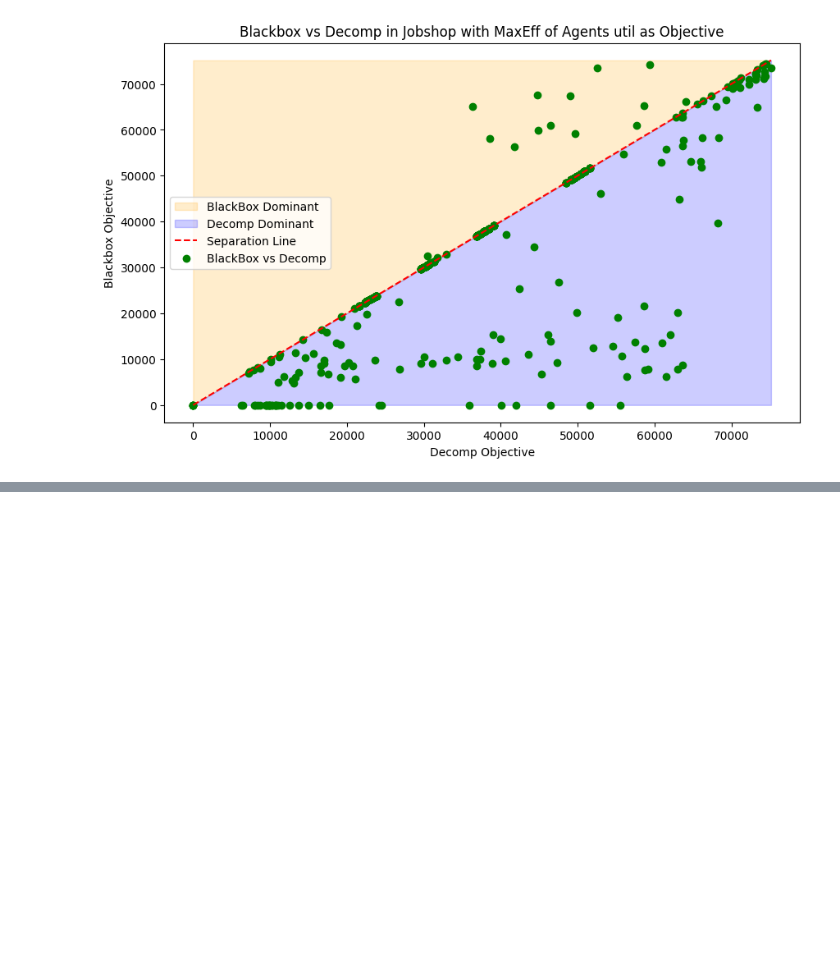
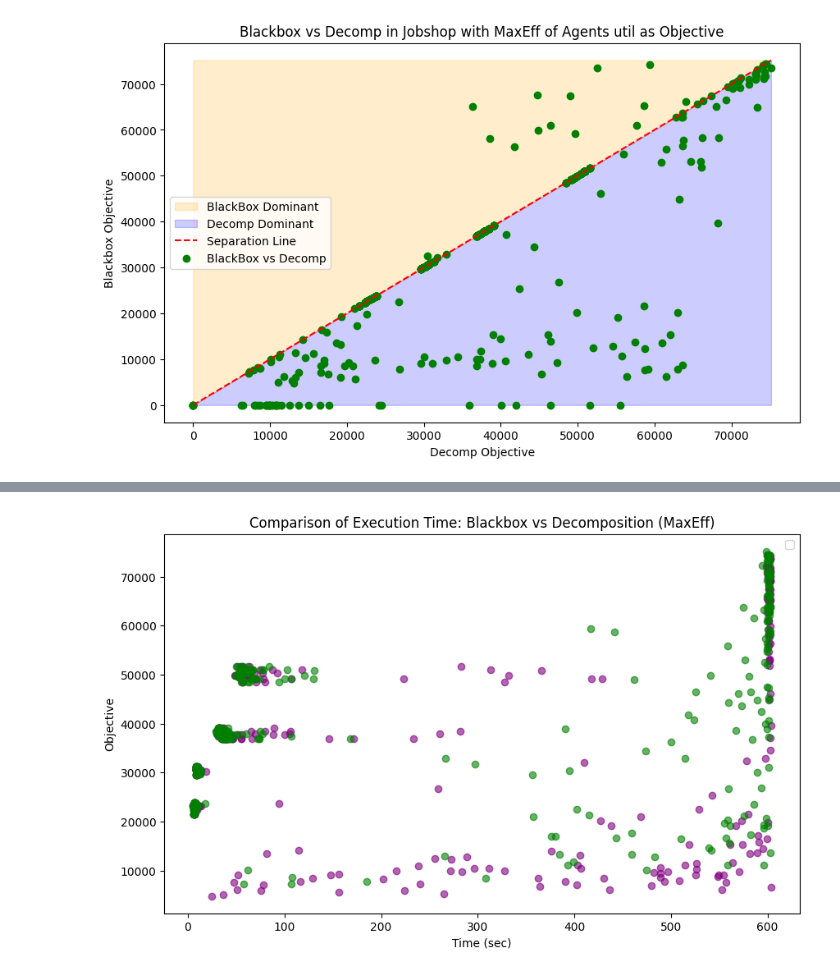
Before and after one commit to kieronqtran/minizinc_blackbox_examples, a Jupyter notebook: gini/analysising_results.ipynb, the cells around one changed output, grey strips where cells are left out. Saved outputs shown, nothing was run; the diff lists cells and outputs as text; code cells hidden in the pictures; blank space fills up the shorter version.

```diff
--- a/gini/analysising_results.ipynb
+++ b/gini/analysising_results.ipynb
@@ -96,0 +173,17 @@ plot_blackbox_vs_decomp_scatter(maxeff['objective_bb'], maxeff['objective_decomp
+# %%
+maxeff_obj = objectives[objectives['case'] == 'maxeff'].copy()
+maxeff_obj['objective'] = -maxeff_obj['objective'].fillna(value=-1).astype(int)
+maxeff_obj = maxeff_obj.groupby(['data_file', 'type']).max().reset_index()
+blackbox_data = maxeff_obj[maxeff_obj['type'] == 'bb'][['data_file', 'time', 'objective']].copy()
+decomp_data = maxeff_obj[maxeff_obj['type'] == 'decomp'][['data_file', 'time', 'objective']].copy()
+maxeff = pd.merge(left=blackbox_data, right=decomp_data, suffixes=('_bb', '_decomp'), on='data_file')
+plt.figure(figsize=(10,6))
+plt.scatter(maxeff['time_bb'], maxeff['objective_bb'], color='purple', alpha=0.6)
+plt.scatter(maxeff['time_decomp'], maxeff['objective_decomp'], color='green', alpha=0.6)
+plt.xlabel('Time (sec)')
+plt.ylabel('Objective')
+plt.title('Comparison of Execution Time: Blackbox vs Decomposition (MaxEff)')
+plt.legend()
+plt.show()
+# %% [output]
+[figure, added]
```
Also changed, not shown: parts of 9 cells of this notebook, 1 other file.
